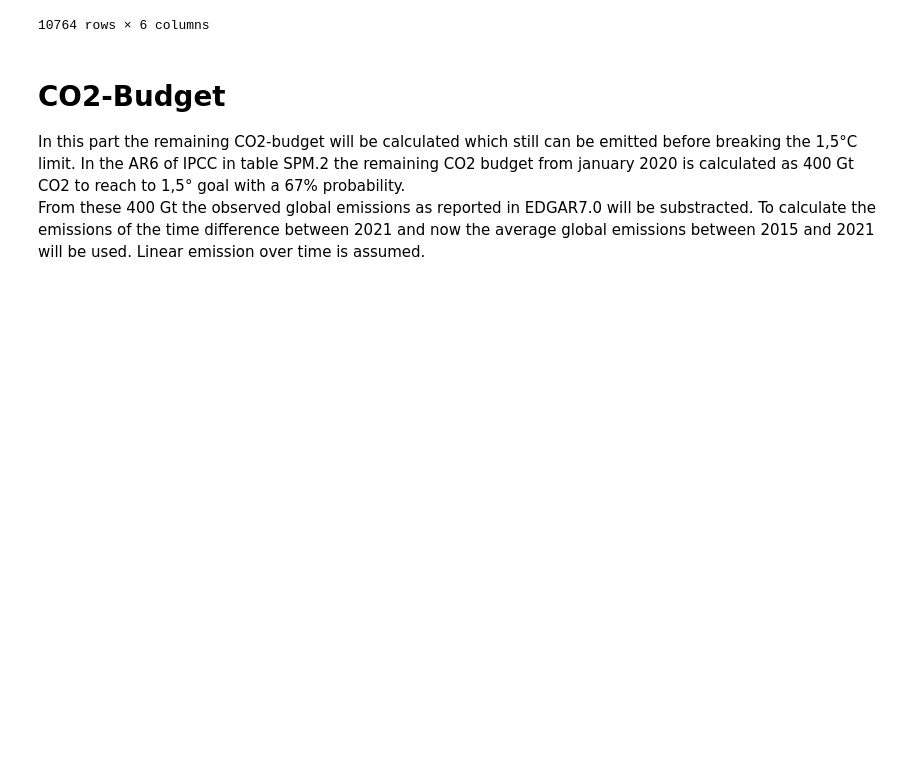
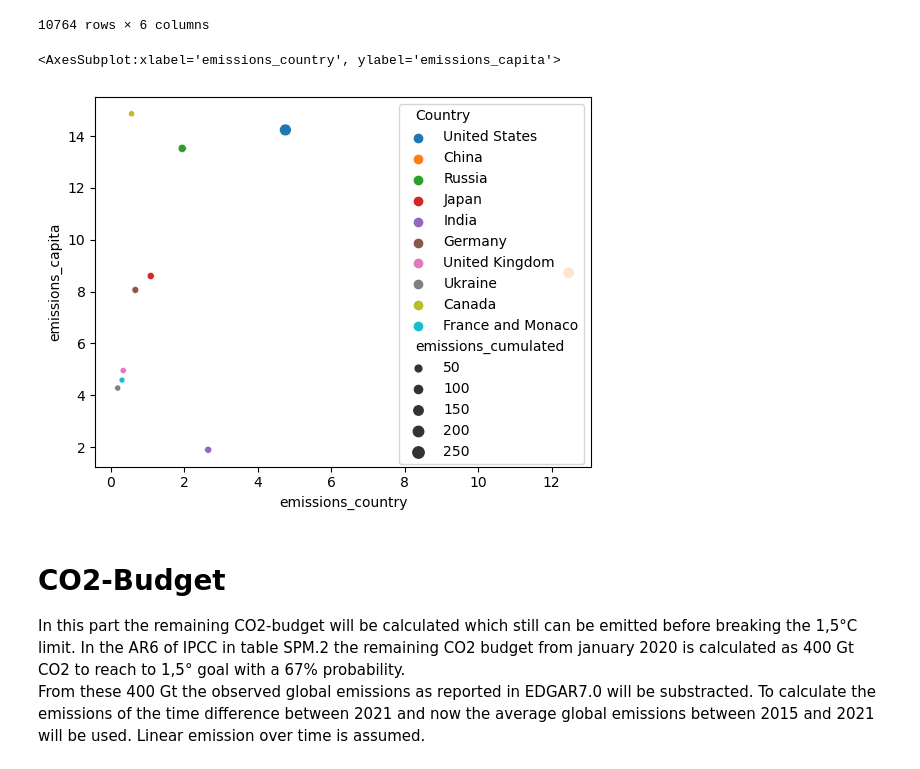
Before and after one commit to programlich/climate_dashboard, a Jupyter notebook: App/climate.ipynb, the cells around one changed output. Drawn from its saved outputs; the diff is of its cells as text; code cells hidden in the pictures; blank space fills up the shorter version.

```diff
--- a/App/climate.ipynb
+++ b/App/climate.ipynb
@@ -280,4 +321,47 @@ emissions_inverted_merged
 | 10762 | South Africa | ZAF | 2021 | 0.435523 | 7.336233 | 17.855958 |
 | 10763 | Zambia | ZMB | 2021 | 0.007011 | 0.364490 | 0.191758 |
 10764 rows × 6 columns
+# %%
+import kaleido
+import pandas as pd
+import plotly.express as px
+emissions = pd.read_csv("data/emissions_inverted_merged.csv")
+emissions = emissions.loc[emissions["year"] == 2021,:]
+emissions = emissions.sort_values(by=["emissions_cumulated"],ascending=False)
+emissions = emissions.head(10)
+fig_country_capita = px.scatter(data_frame=emissions,
+                        x="emissions_capita",
+                        y="emissions_country",
+                        animation_frame="year",
+                        hover_name="Country",
+                        size = "emissions_cumulated",
+                        color = "Country",
+                        color_discrete_sequence=["#ffca03",
+                    "#ffa011",
+                    "#ff7431",
+                    "#ff414c",
+                    "#f60066",
+                    "#d40080",
+                    "#660062",
+                    "#330a5c",
+
+                    "#5E0B15",
+                    "#90323D"],
+                        template="seaborn",
+                        labels={"emissions_country": "Land / Gt ",
+                                    "emissions_capita":'Land pro Kopf / t ',
+                                    "emissions_cumulated":"Kummuliert / Gt",
+                                    "year":"Jahr "},
+                        hover_data={"emissions_country":":.2f",
+                                    "emissions_capita":":.2f",
+                                    "emissions_cumulated":":.2f"})
+fig_country_capita.update_layout(font_size = 14)
+fig_country_capita.write_image("emissions_cumulated_top_ten.svg")
+fig_country_capita.show()
+# %%
+import seaborn as sns
+sns.scatterplot(data=emissions, x="emissions_country",y="emissions_capita", hue="Country",size="emissions_cumulated")
+# %% [output]
+<AxesSubplot:xlabel='emissions_country', ylabel='emissions_capita'>
+[figure, added]
 # %%
```
Also changed, not shown: parts of 7 cells of this notebook, 1 other file.
